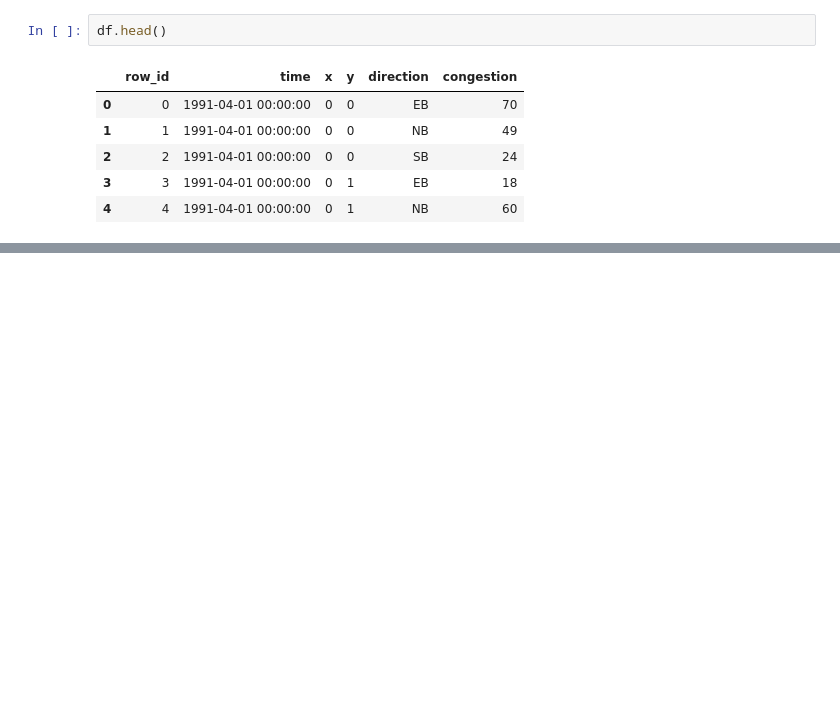
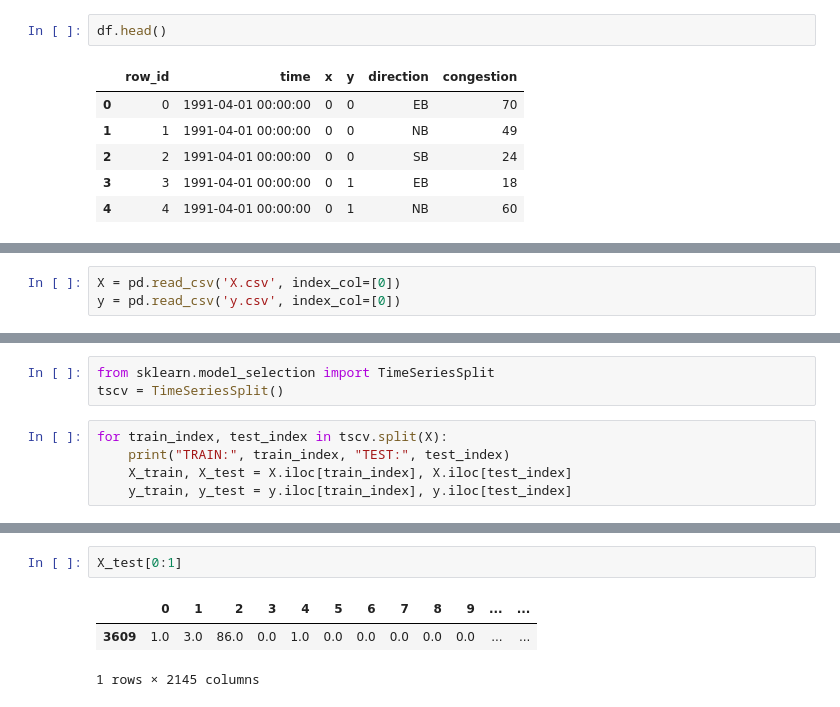
Before and after one commit to Jeko-Mus/Traffic_congestion_prediciton_model, a Jupyter notebook: traffic.ipynb, the cells around one changed output, grey strips where cells are left out. Cells and saved outputs as stored; diff of their text form; blank space fills up the shorter version.

```diff
--- a/traffic.ipynb
+++ b/traffic.ipynb
@@ -266,0 +34,3 @@ array([     0,      1,      2, ..., 848832, 848833, 848834], dtype=int64)
+# %%
+X = pd.read_csv('X.csv', index_col=[0])
+y = pd.read_csv('y.csv', index_col=[0])
@@ -266,0 +45,8 @@ array([     0,      1,      2, ..., 848832, 848833, 848834], dtype=int64)
+# %%
+from sklearn.model_selection import TimeSeriesSplit
+tscv = TimeSeriesSplit()
+# %%
+for train_index, test_index in tscv.split(X):
+    print("TRAIN:", train_index, "TEST:", test_index)
+    X_train, X_test = X.iloc[train_index], X.iloc[test_index]
+    y_train, y_test = y.iloc[train_index], y.iloc[test_index]
@@ -266,0 +71,6 @@ array([     0,      1,      2, ..., 848832, 848833, 848834], dtype=int64)
+# %%
+X_test[0:1]
+# %% [output]
+|  | 0 | 1 | 2 | 3 | 4 | 5 | 6 | 7 | 8 | 9 | ... | ... |
+| 3609 | 1.0 | 3.0 | 86.0 | 0.0 | 1.0 | 0.0 | 0.0 | 0.0 | 0.0 | 0.0 | ... | ... |
+1 rows × 2145 columns
```
Also changed, not shown: parts of 49 cells of this notebook.
